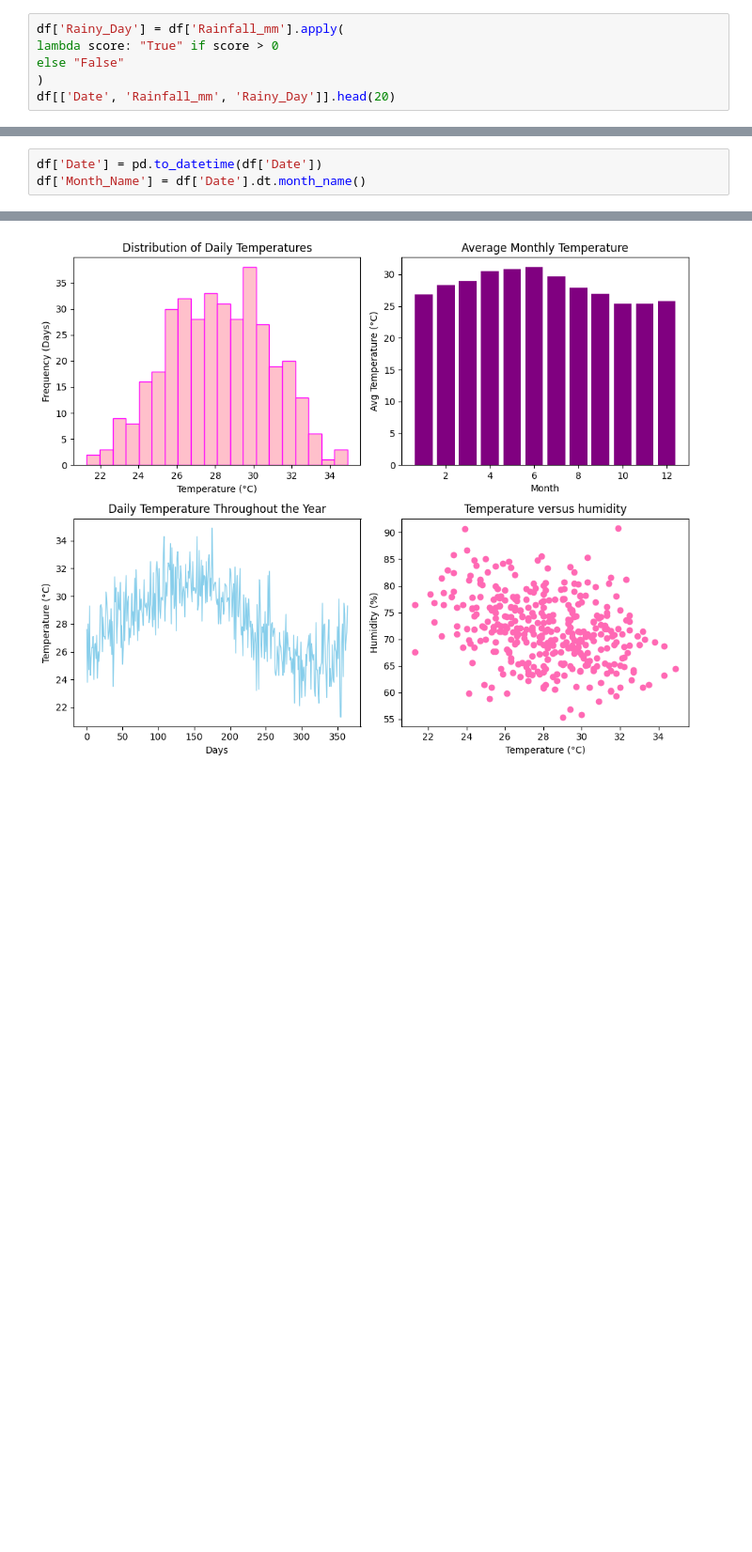
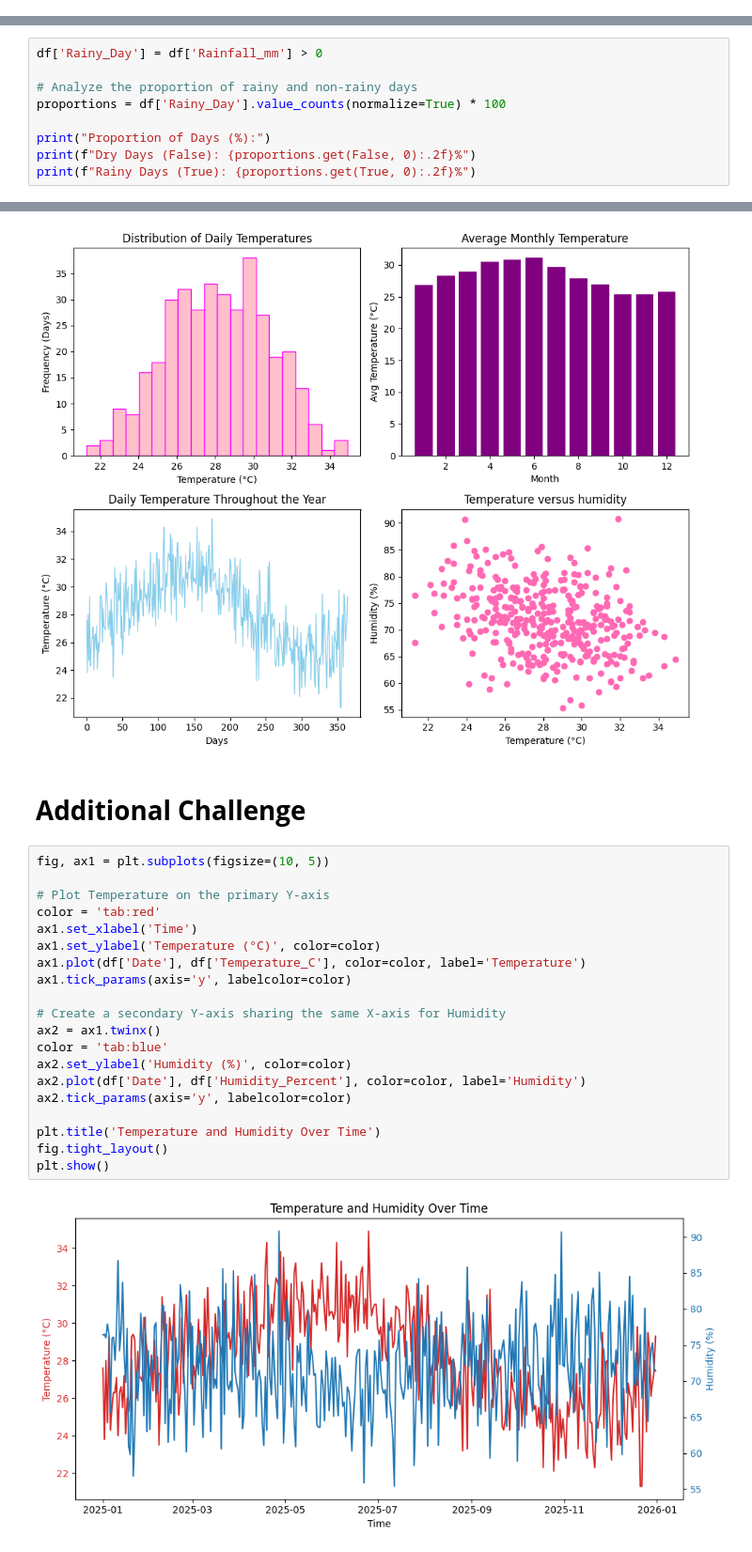
Before and after one commit to sidyangel/WEATHER-DATA-ANALYZER, a Jupyter notebook: WEATHER_DATA_ANALYZER.ipynb, the cells around one changed output, grey strips where cells are left out. Shown at 94% size. Cells and saved outputs as stored; diff of their text form; blank space fills up the shorter version.

```diff
--- a/WEATHER_DATA_ANALYZER.ipynb
+++ b/WEATHER_DATA_ANALYZER.ipynb
@@ -230,6 +249,0 @@ challenge
-# %%
-df['Rainy_Day'] = df['Rainfall_mm'].apply(
-lambda score: "True" if score > 0
-else "False"
-)
-df[['Date', 'Rainfall_mm', 'Rainy_Day']].head(20)
@@ -253,0 +257,9 @@ df[['Date', 'Rainfall_mm', 'Rainy_Day']].head(20)
+# %%
+df['Rainy_Day'] = df['Rainfall_mm'] > 0
+
+# Analyze the proportion of rainy and non-rainy days
+proportions = df['Rainy_Day'].value_counts(normalize=True) * 100
+
+print("Proportion of Days (%):")
+print(f"Dry Days (False): {proportions.get(False, 0):.2f}%")
+print(f"Rainy Days (True): {proportions.get(True, 0):.2f}%")
@@ -338,6 +362,3 @@ df.head()
 | 4 | 2025-01-05 | 29.3 | 76.5 | 0.0 | 9.3 | 1016.3 | False | ... |
 # %% [markdown]
 ### **Task 7**
-# %%
-df['Date'] = pd.to_datetime(df['Date'])
-df['Month_Name'] = df['Date'].dt.month_name()
@@ -458,3 +495,27 @@ axes[1,1].set_ylabel('Humidity (%)')
 plt.tight_layout()
 # %% [output]
 [figure]
+# %% [markdown]
+# **Additional Challenge**
+# %%
+fig, ax1 = plt.subplots(figsize=(10, 5))
+
+# Plot Temperature on the primary Y-axis
+color = 'tab:red'
+ax1.set_xlabel('Time')
+ax1.set_ylabel('Temperature (°C)', color=color)
+ax1.plot(df['Date'], df['Temperature_C'], color=color, label='Temperature')
+ax1.tick_params(axis='y', labelcolor=color)
+
+# Create a secondary Y-axis sharing the same X-axis for Humidity
+ax2 = ax1.twinx()
+color = 'tab:blue'
+ax2.set_ylabel('Humidity (%)', color=color)
+ax2.plot(df['Date'], df['Humidity_Percent'], color=color, label='Humidity')
+ax2.tick_params(axis='y', labelcolor=color)
+
+plt.title('Temperature and Humidity Over Time')
+fig.tight_layout()
+plt.show()
+# %% [output]
+[figure, added]
```
Also changed, not shown: parts of 41 cells of this notebook.
